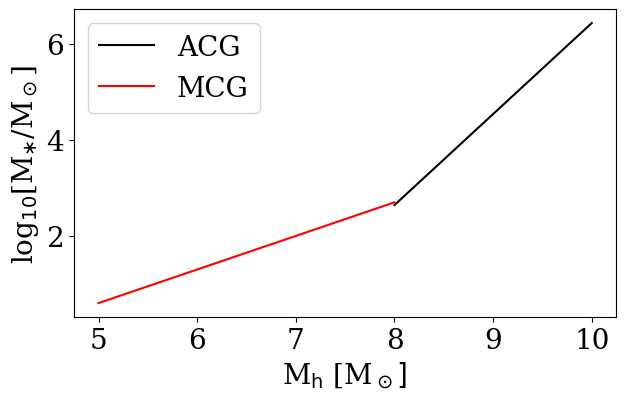
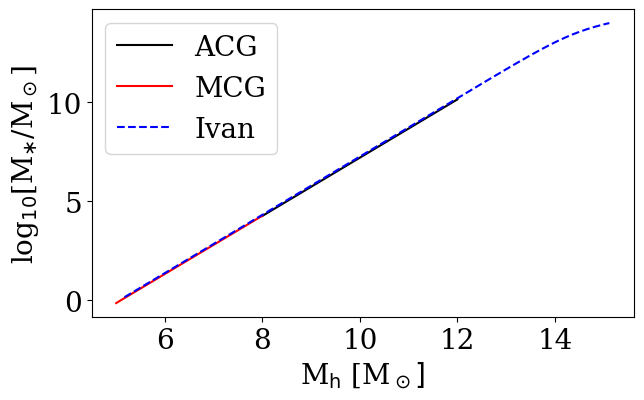
The change to this notebook cell's code, shown as a diff; its figure went from the first image to the second:
--- before
+++ after
@@ -2,4 +2,5 @@
 ax.plot(M_h_ACG, SHMR_ACG, label = "ACG", color = "k")
 ax.plot(M_h_MCG, SHMR_MCG, label = "MCG", color = "r")
+ax.plot(M_h_Ivan, SHMR_Ivan, label = "Ivan", color = "b", linestyle = "--")
 ax.set_xlabel(r'M$_{\rm h}$ [M$_\odot]$')
 ax.set_ylabel(r'log$_{10}$[M$_{\ast}$/M$_\odot$]')

Commit: some changes